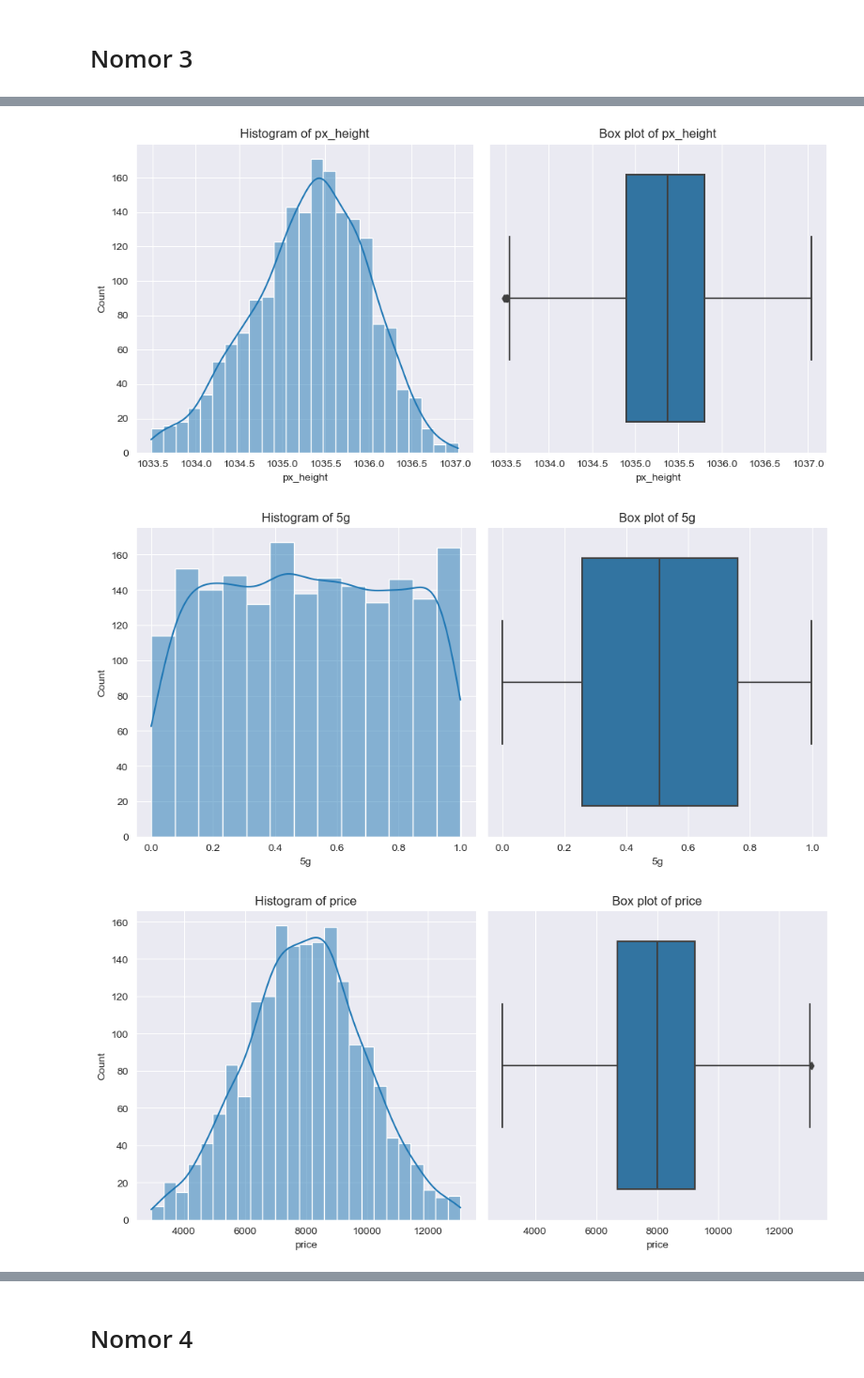
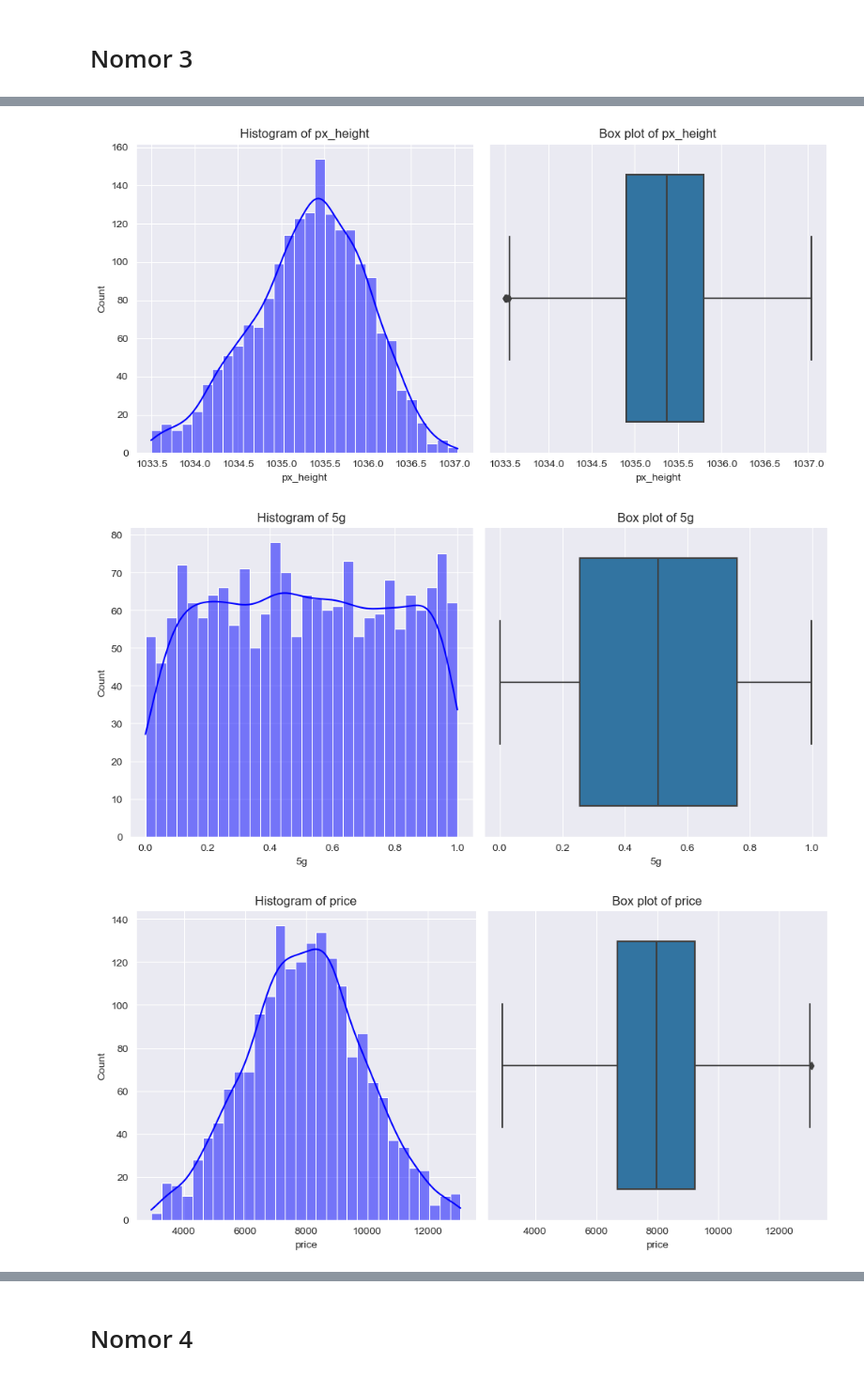
Before and after one commit to fauzanazz/K3-IF2220-13522153-13522157, a Jupyter notebook: sample.ipynb, the cells around one changed output, grey strips where cells are left out. Shown at 94% size. Drawn from its saved outputs; the diff is of its cells as text; code cells hidden in the pictures.

```diff
--- a/sample.ipynb
+++ b/sample.ipynb
@@ -158,9 +132,14 @@ Name: proportion, dtype: float64
 # cek ada ato nggak outlier
 for column in df_num.columns:
 
-  # Hitung Q1, Q3, dan IQR
-  lowerBound = np.percentile(df_num[column], 25) - 1.5 * IQR[column]
-  upperBound = np.percentile(df_num[column], 75) + 1.5 * IQR[column]
+  # Calculate Q1, Q3, and IQR
+  Q1 = df_num[column].quantile(0.25)
+  Q3 = df_num[column].quantile(0.75)
+  IQR = Q3 - Q1
+
+  # Calculate lower bound and upper bound
+  lowerBound = Q1 - 1.5 * IQR
+  upperBound = Q3 + 1.5 * IQR
 
   # Cetak outlier
   print("Outlier dari kolom", column, "adalah:")
@@ -185,19 +164,18 @@ Outlier dari kolom battery_power adalah:
 1933    13170.143430
 Name: price, dtype: float64
 # %%
-# ngapus outlier
+# Remove outliers
 for column in df_num.columns:
+  Q1 = df_num[column].quantile(0.25)
+  Q3 = df_num[column].quantile(0.75)
+  IQR = Q3 - Q1
 
-    # Hitung Q1, Q3, dan IQR
-  lowerBound = np.percentile(df_num[column], 25) - 1.5 * IQR[column]
-  upperBound = np.percentile(df_num[column], 75) + 1.5 * IQR[column]
-
-    # Hapus outlier
+  # Hapus outlier
   length_before = len(df_num[column])
-  df_num = df_num[(df_num[column] >= lowerBound) & (df_num[column] <= upperBound)]
+  df_num = df_num[(df_num[column] >= Q1 - 1.5 * IQR) & (df_num[column] <= Q3 + 1.5 * IQR)]
   length_after = len(df_num[column])
 
-    # Cetak panjang DataFrame sebelum dan sesudah penghapusan outlier
+  # Cetak panjang DataFrame sebelum dan sesudah penghapusan outlier
   print(f"Panjang DataFrame sebelum penghapusan outlier di kolom {column}:", length_before)
   print(f"Panjang DataFrame setelah penghapusan outlier di kolom {column}:", length_after)
   print()
@@ -230,7 +208,7 @@ for col in df_num.columns:
 
   # Histogram
   plt.subplot(1, 2, 1)
-  sns.histplot(df_num[col], kde=True)
+  sns.histplot(df_num[col], kde=True, color='blue', bins=30)
   plt.title(f'Histogram of {col}')
 
   # Box plot
@@ -251,6 +229,6 @@ for col in df_num.columns:
-[figure, old version]
+[figure, new version]
-[figure, old version]
+[figure, new version]
-[figure, old version]
+[figure, new version]
 # %%
 # DataFrame string
 for col in df_str.columns:
```
Also changed, not shown: parts of 16 cells of this notebook.
